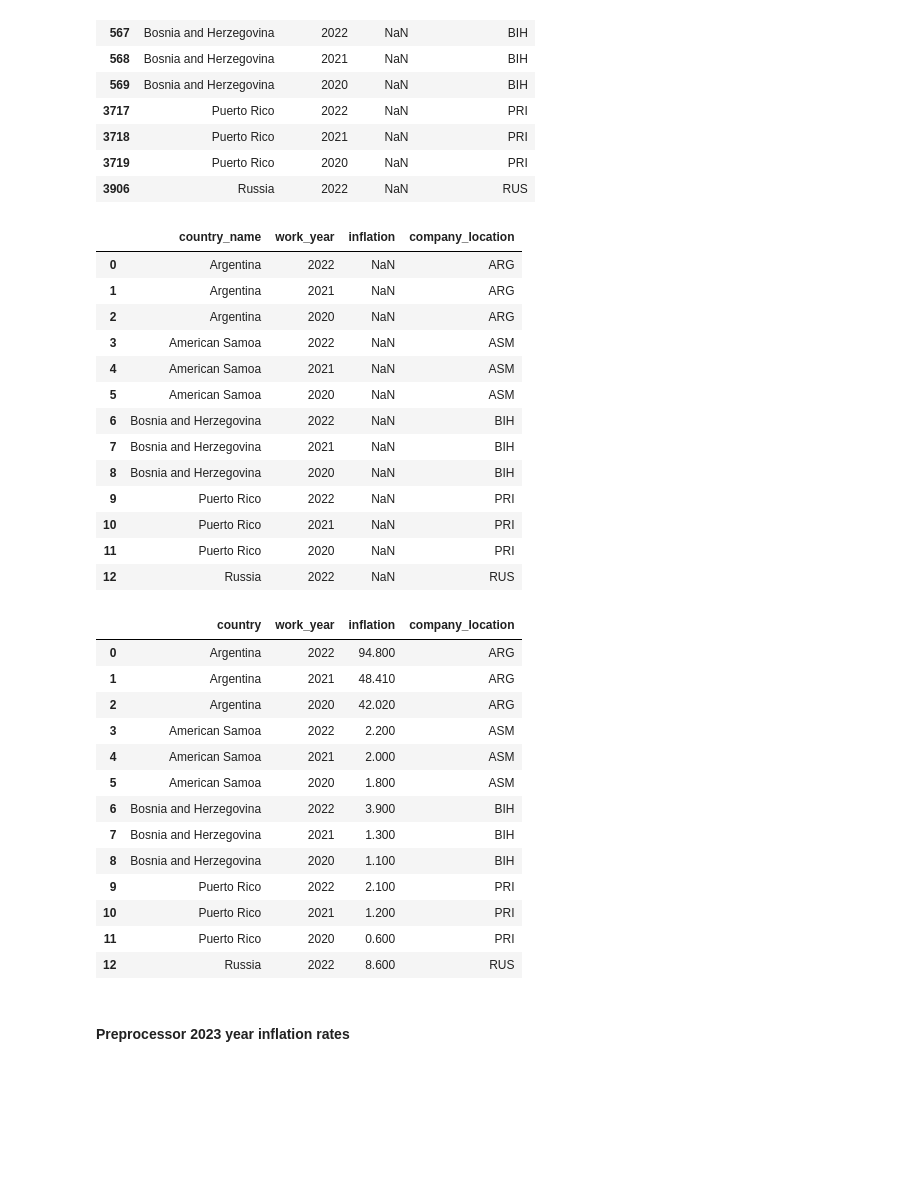
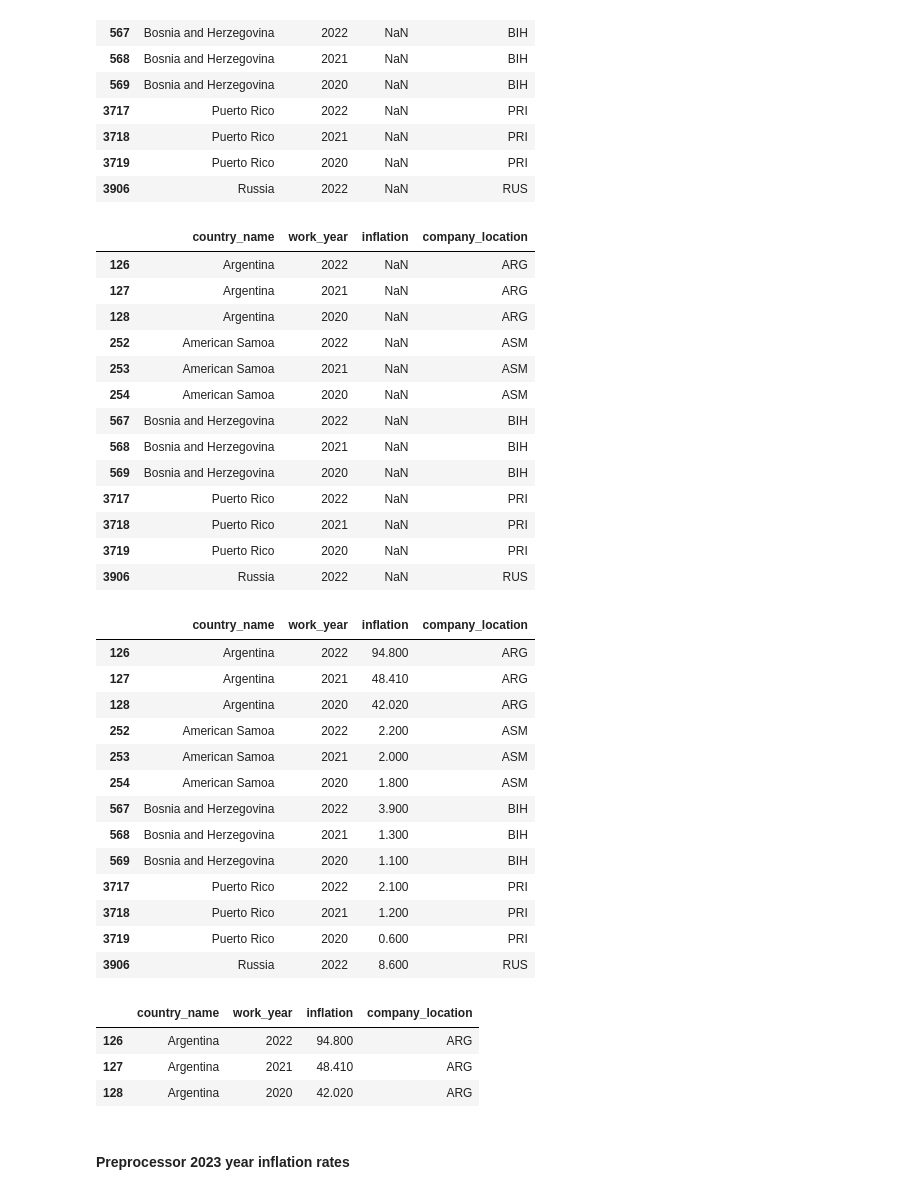
Before and after one commit to rvegrc/ds_salary, a Jupyter notebook: ds_salary.ipynb, the cells around one changed output. Drawn from its saved outputs; the diff is of its cells as text; code cells hidden in the pictures; blank space fills up the shorter version.

Commit message:
Update ds_salary.ipynb
add num to empty values from inf_nan to inf_rate

```diff
--- a/ds_salary.ipynb
+++ b/ds_salary.ipynb
@@ -518,45 +518,38 @@ inf_rates[inf_rates['inflation'].isna()]
 | 3906 | Russia | 2022 | NaN | RUS |
 # %%
 # Filter out rows with missing inflation rates
-inf_nan = pd.DataFrame(inf_rates[inf_rates['inflation'].isna()]).reset_index(drop=True)
+inf_nan = inf_rates[inf_rates['inflation'].isna()].copy()
 inf_nan
 # %% [output]
 |  | country_name | work_year | inflation | company_location |
-| 0 | Argentina | 2022 | NaN | ARG |
-| 1 | Argentina | 2021 | NaN | ARG |
-| 2 | Argentina | 2020 | NaN | ARG |
-| 3 | American Samoa | 2022 | NaN | ASM |
-| 4 | American Samoa | 2021 | NaN | ASM |
-| 5 | American Samoa | 2020 | NaN | ASM |
-| 6 | Bosnia and Herzegovina | 2022 | NaN | BIH |
-| 7 | Bosnia and Herzegovina | 2021 | NaN | BIH |
-| 8 | Bosnia and Herzegovina | 2020 | NaN | BIH |
-| 9 | Puerto Rico | 2022 | NaN | PRI |
-| 10 | Puerto Rico | 2021 | NaN | PRI |
-| 11 | Puerto Rico | 2020 | NaN | PRI |
-| 12 | Russia | 2022 | NaN | RUS |
+| 126 | Argentina | 2022 | NaN | ARG |
+| 127 | Argentina | 2021 | NaN | ARG |
+| 128 | Argentina | 2020 | NaN | ARG |
+| 252 | American Samoa | 2022 | NaN | ASM |
+| 253 | American Samoa | 2021 | NaN | ASM |
+| 254 | American Samoa | 2020 | NaN | ASM |
+| 567 | Bosnia and Herzegovina | 2022 | NaN | BIH |
+| 568 | Bosnia and Herzegovina | 2021 | NaN | BIH |
+| 569 | Bosnia and Herzegovina | 2020 | NaN | BIH |
+| 3717 | Puerto Rico | 2022 | NaN | PRI |
+| 3718 | Puerto Rico | 2021 | NaN | PRI |
+| 3719 | Puerto Rico | 2020 | NaN | PRI |
+| 3906 | Russia | 2022 | NaN | RUS |
 # %%
-
-# Create a dataframe with inflation rates for countries with missing values
-data = {'country': inf_nan['country_name'],
-    'work_year': inf_nan['work_year'],
-    'inflation': [94.80, 48.41, 42.02, 2.20, 2.00, 1.80, 3.90, 1.30, 1.10, 2.10, 1.20, 0.60, 8.60],
-    'company_location': inf_nan['company_location']}
-
-inf_nan_countries = pd.DataFrame(data)
-inf_nan_countries
+inf_nan['inflation'] = [94.80, 48.41, 42.02, 2.20, 2.00, 1.80, 3.90, 1.30, 1.10, 2.10, 1.20, 0.60, 8.60]
+inf_nan
 # %% [output]
-|  | country | work_year | inflation | company_location |
-| 0 | Argentina | 2022 | 94.800 | ARG |
-| 1 | Argentina | 2021 | 48.410 | ARG |
-| 2 | Argentina | 2020 | 42.020 | ARG |
-| 3 | American Samoa | 2022 | 2.200 | ASM |
-| 4 | American Samoa | 2021 | 2.000 | ASM |
-| 5 | American Samoa | 2020 | 1.800 | ASM |
-| 6 | Bosnia and Herzegovina | 2022 | 3.900 | BIH |
-| 7 | Bosnia and Herzegovina | 2021 | 1.300 | BIH |
-| 8 | Bosnia and Herzegovina | 2020 | 1.100 | BIH |
-| 9 | Puerto Rico | 2022 | 2.100 | PRI |
-| 10 | Puerto Rico | 2021 | 1.200 | PRI |
-| 11 | Puerto Rico | 2020 | 0.600 | PRI |
-| 12 | Russia | 2022 | 8.600 | RUS |
+|  | country_name | work_year | inflation | company_location |
+| 126 | Argentina | 2022 | 94.800 | ARG |
+| 127 | Argentina | 2021 | 48.410 | ARG |
+| 128 | Argentina | 2020 | 42.020 | ARG |
+| 252 | American Samoa | 2022 | 2.200 | ASM |
+| 253 | American Samoa | 2021 | 2.000 | ASM |
+| 254 | American Samoa | 2020 | 1.800 | ASM |
+| 567 | Bosnia and Herzegovina | 2022 | 3.900 | BIH |
+| 568 | Bosnia and Herzegovina | 2021 | 1.300 | BIH |
+| 569 | Bosnia and Herzegovina | 2020 | 1.100 | BIH |
+| 3717 | Puerto Rico | 2022 | 2.100 | PRI |
+| 3718 | Puerto Rico | 2021 | 1.200 | PRI |
+| 3719 | Puerto Rico | 2020 | 0.600 | PRI |
+| 3906 | Russia | 2022 | 8.600 | RUS |
@@ -563,3 +558,10 @@ inf_nan_countries
+# %%
+inf_rates.query('country_name == "Argentina"')
+# %% [output]
+|  | country_name | work_year | inflation | company_location |
+| 126 | Argentina | 2022 | 94.800 | ARG |
+| 127 | Argentina | 2021 | 48.410 | ARG |
+| 128 | Argentina | 2020 | 42.020 | ARG |
 # %% [markdown]
 #### Preprocessor 2023 year inflation rates
 # %%
```
Also changed, not shown: parts of 1 cell of this notebook.
